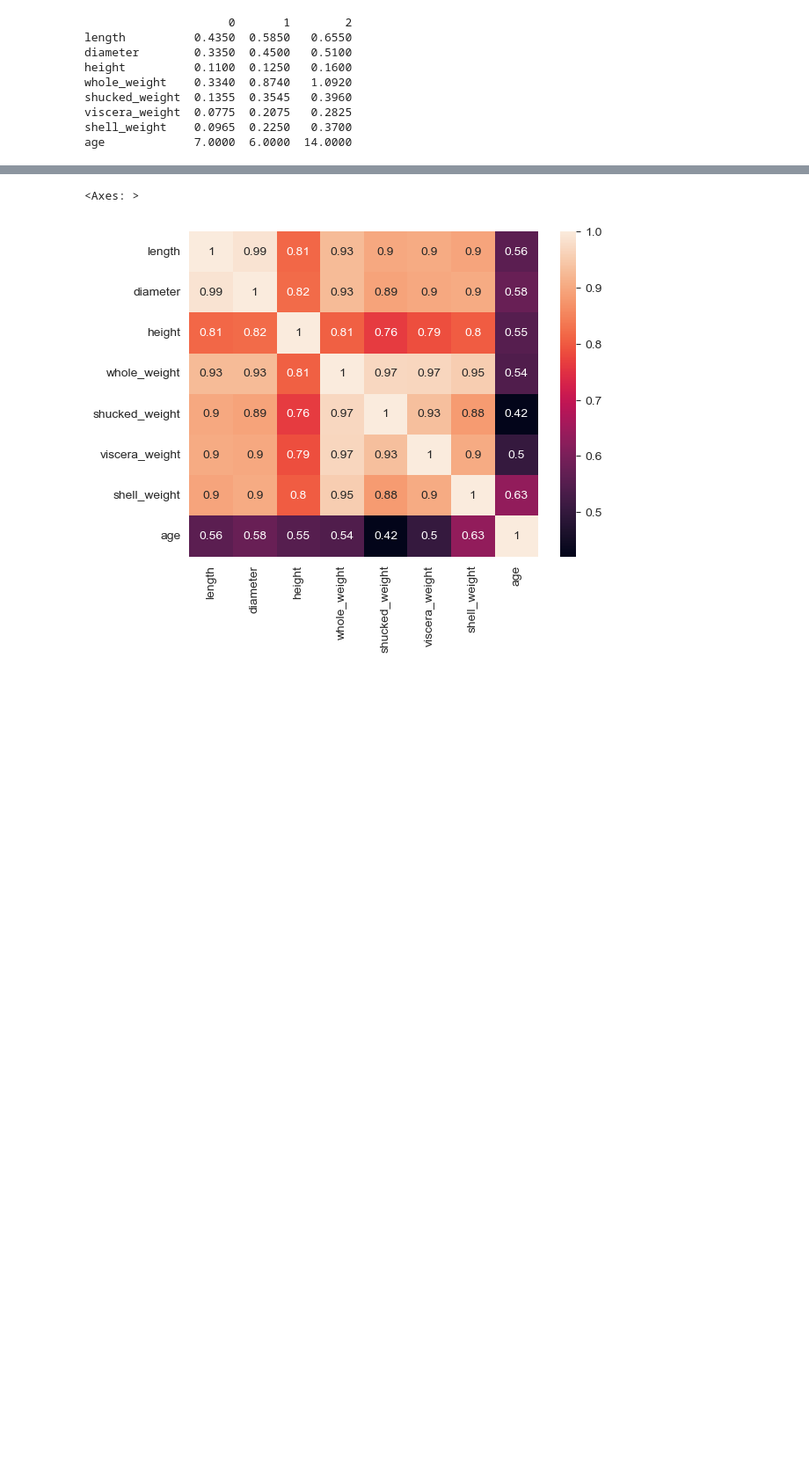
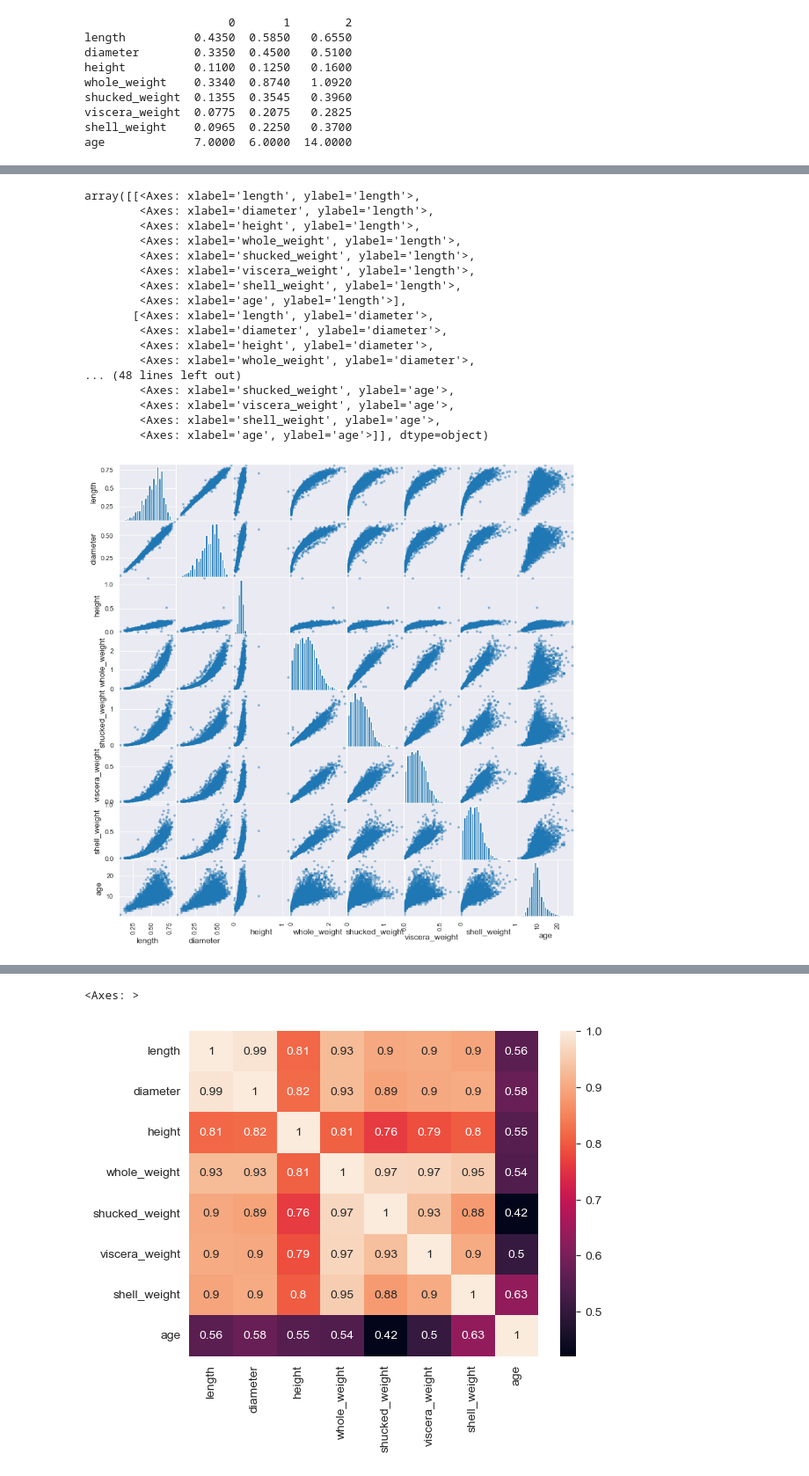
Before and after one commit to tansudasli/tensorflow-sandbox, a Jupyter notebook: pandas_data_analysis.ipynb, the cells around one changed output, grey strips where cells are left out. Shown at 88% size. Drawn from its saved outputs; the diff is of its cells as text; code cells hidden in the pictures; blank space fills up the shorter version.

```diff
--- a/pandas_data_analysis.ipynb
+++ b/pandas_data_analysis.ipynb
@@ -85 +102,26 @@ max          0.760000      1.005000    27.000000
+# %%
+# imbalanced data check of age !
+# check correlations
+# check skewness -> all histograms are positive skewed!
+
+pd.plotting.scatter_matrix(dfAbalone, figsize=(10,10), hist_kwds={'bins':27})
+# %% [output]
+array([[<Axes: xlabel='length', ylabel='length'>,
+        <Axes: xlabel='diameter', ylabel='length'>,
+        <Axes: xlabel='height', ylabel='length'>,
+        <Axes: xlabel='whole_weight', ylabel='length'>,
+        <Axes: xlabel='shucked_weight', ylabel='length'>,
+        <Axes: xlabel='viscera_weight', ylabel='length'>,
+        <Axes: xlabel='shell_weight', ylabel='length'>,
+        <Axes: xlabel='age', ylabel='length'>],
+       [<Axes: xlabel='length', ylabel='diameter'>,
+        <Axes: xlabel='diameter', ylabel='diameter'>,
+        <Axes: xlabel='height', ylabel='diameter'>,
+        <Axes: xlabel='whole_weight', ylabel='diameter'>,
+... (48 lines left out)
+        <Axes: xlabel='shucked_weight', ylabel='age'>,
+        <Axes: xlabel='viscera_weight', ylabel='age'>,
+        <Axes: xlabel='shell_weight', ylabel='age'>,
+        <Axes: xlabel='age', ylabel='age'>]], dtype=object)
+[figure, added]
 # %%
```
Also changed, not shown: parts of 12 cells of this notebook.
